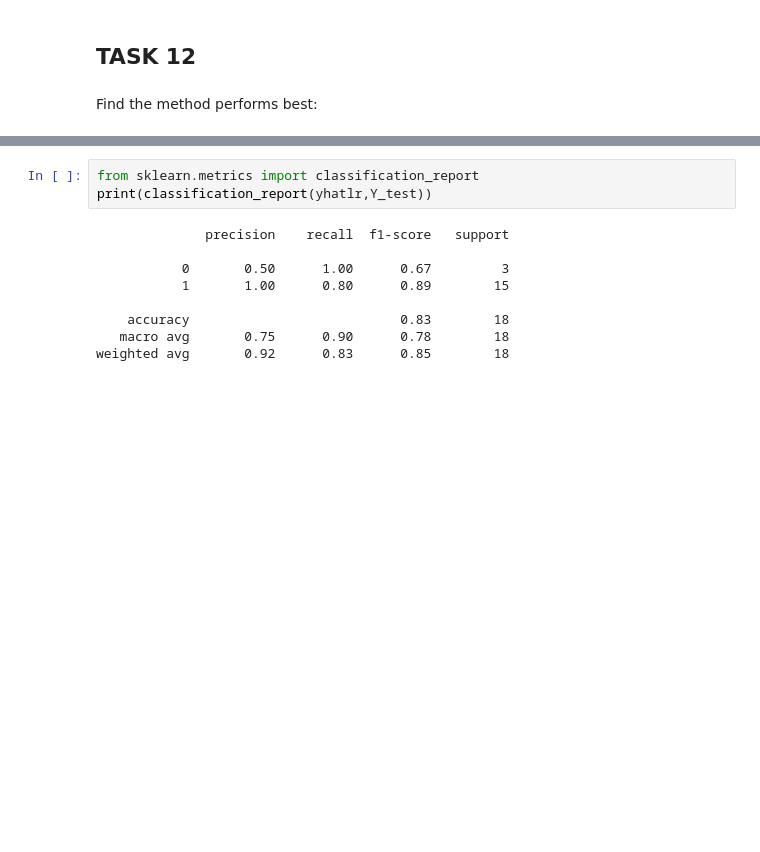
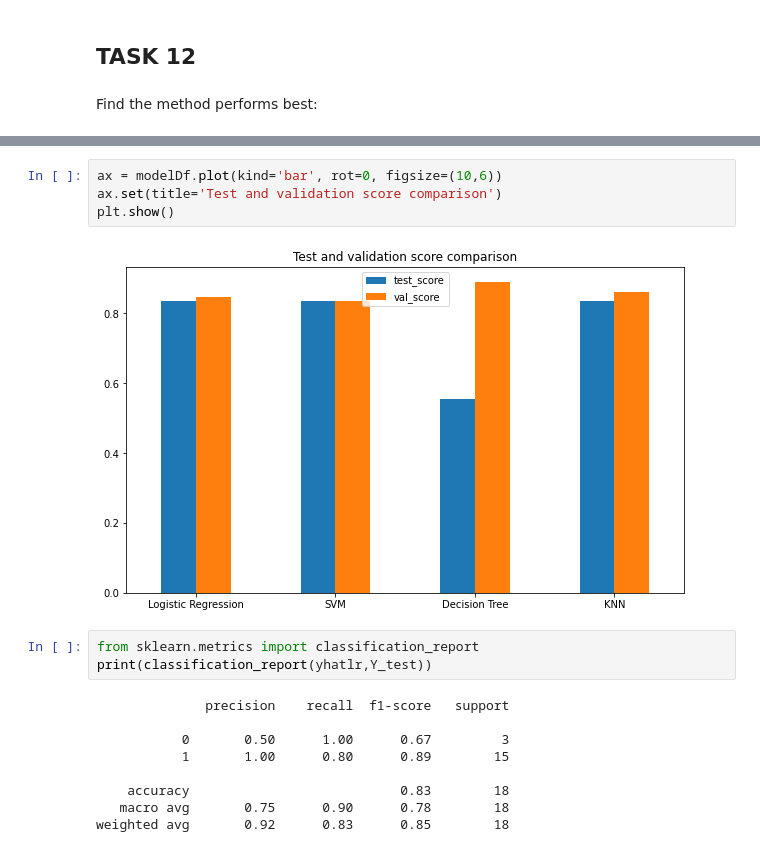
Before and after one commit to BrianLoe/Coursera_capstone, a Jupyter notebook: SpaceX_Machine_Learning_Prediction_Part_5.ipynb, the cells around one changed output, grey strips where cells are left out. Drawn from its saved outputs; the diff is of its cells as text; blank space fills up the shorter version.

```diff
--- a/SpaceX_Machine_Learning_Prediction_Part_5.ipynb
+++ b/SpaceX_Machine_Learning_Prediction_Part_5.ipynb
@@ -348,3 +357,9 @@ pd.DataFrame({'test_score':test_scores, 'val_score':train_scores}, index=models)
+# %%
+ax = modelDf.plot(kind='bar', rot=0, figsize=(10,6))
+ax.set(title='Test and validation score comparison')
+plt.show()
+# %% [output]
+[figure, added]
 # %%
 from sklearn.metrics import classification_report
 print(classification_report(yhatlr,Y_test))
```
Also changed, not shown: parts of 12 cells of this notebook.
